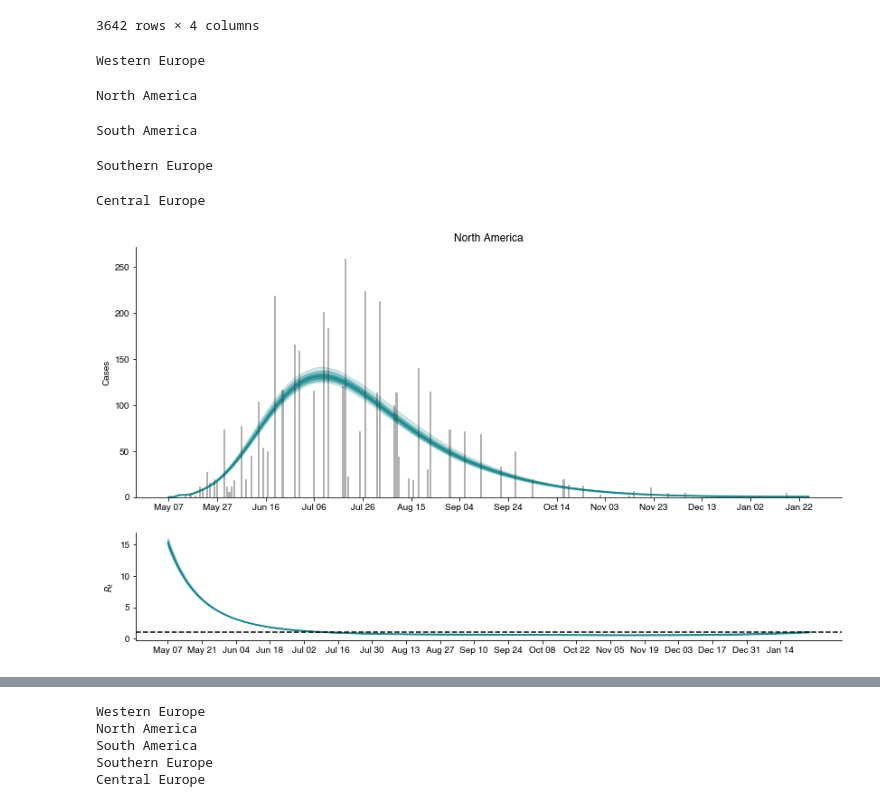
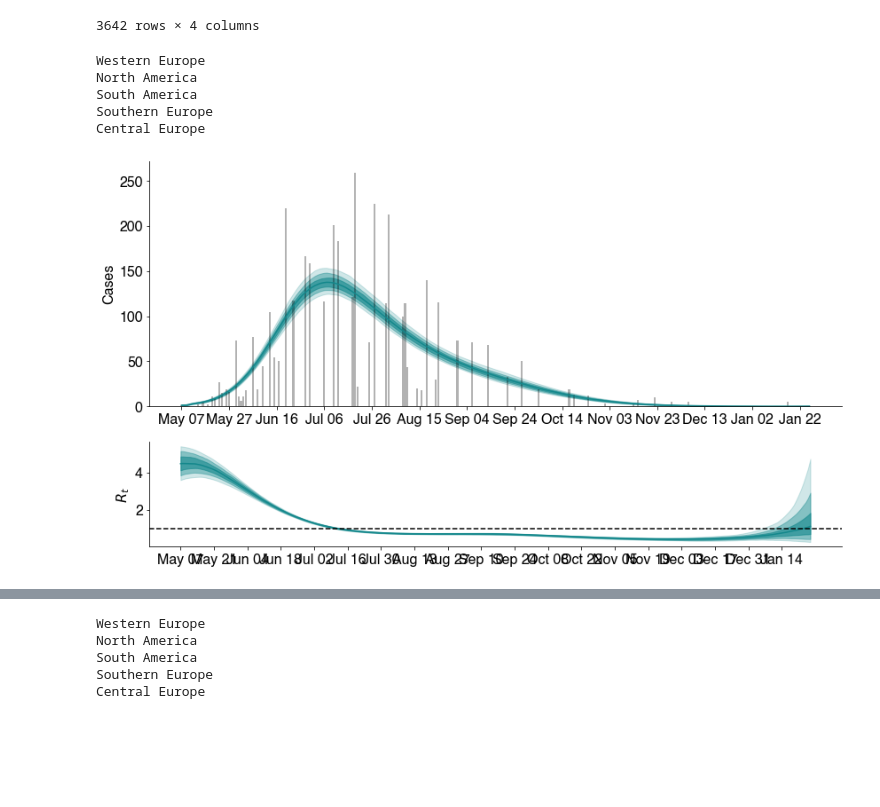
Before and after one commit to blab/mpox-dynamics, a Jupyter notebook: case-rt-analysis/estimates/monkeypox-renewal-analysis.ipynb, the cells around one changed output, grey strips where cells are left out. Drawn from its saved outputs; the diff is of its cells as text; code cells hidden in the pictures; blank space fills up the shorter version.

```diff
--- a/case-rt-analysis/estimates/monkeypox-renewal-analysis.ipynb
+++ b/case-rt-analysis/estimates/monkeypox-renewal-analysis.ipynb
@@ -75,14 +75,14 @@ for name in locations_to_run:
     case_data[name] = ef.CaseCounts(raw_cases=raw_cases[raw_cases.region == name].copy())
 # %%
 # Defining model
-seed_L = 40
+seed_L = 14
 forecast_L = 0
 
 # Get delays
 gen = ef.discretise_gamma(mn=12.6, std=5.66)
 delays = ef.pad_delays([ef.discretise_lognorm(mn=4.1, std=1.0)])
 inf_period = ef.discretise_gamma(mn=4.5, std=3.2)
-basis_fn = ef.Spline(order=4, k=3)
+basis_fn = ef.Spline(order=4, k=5)
 
 renewal_model = ef.SingleRenewalModel(gen, delays, seed_L, forecast_L,
                        inf_period = inf_period,
@@ -93,16 +93,18 @@ renewal_model = ef.SingleRenewalModel(gen, delays, seed_L, forecast_L,
 multiposterior = ef.MultiPosterior()
 for name, data in case_data.items():
     print(name)
-    init_strat, posterior_map = ef.init_to_MAP(renewal_model, data, iters=100_000)
-    inference_method = ef.InferNUTS(num_warmup=200, num_samples=200, init_strategy=init_strat)
+    #init_strat, posterior_map = ef.init_to_MAP(renewal_model, data, iters=10_000)
+    #inference_method = ef.InferNUTS(num_warmup=500, num_samples=200, init_strategy=init_strat)
+    #inference_method = ef.InferNUTS(num_warmup=500, num_samples=200)
+    inference_method = ef.InferFullRank(iters=50_000, lr=4e-3, num_samples=500)
     posterior = inference_method.fit(renewal_model, data, name=name)
     multiposterior.add_posterior(posterior)
 # %% [output]
 Western Europe
+North America
+South America
+Southern Europe
+Central Europe
-North America
-South America
-Southern Europe
-Central Europe
 # %%
 import matplotlib
 import matplotlib.pyplot as plt
@@ -193,6 +195,6 @@ def plot_cute_posterior(posterior, main_color="#FF00FF", title=""):
     return None
 # %%
 posterior = multiposterior["Western Europe"]
-plot_cute_posterior(posterior, main_color="#14888c", title="North America")
+plot_cute_posterior(posterior, main_color="#14888c")
 # %% [output]
-[figure, old version]
+[figure, new version]
```
Also changed, not shown: parts of 1 cell of this notebook, 3 other files.
